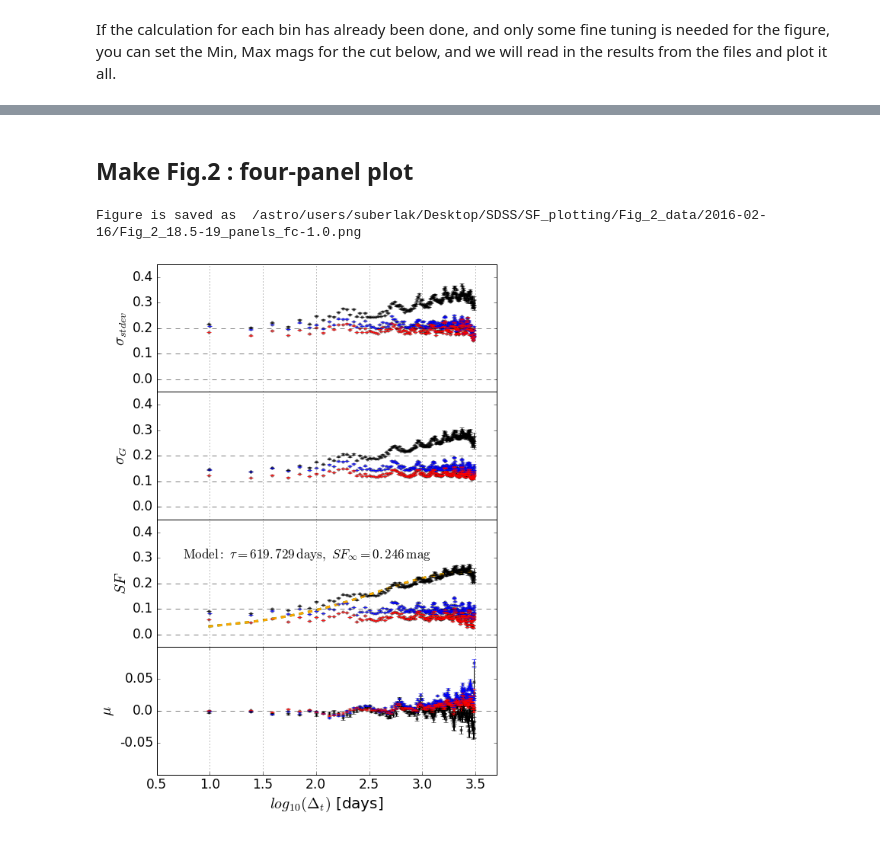
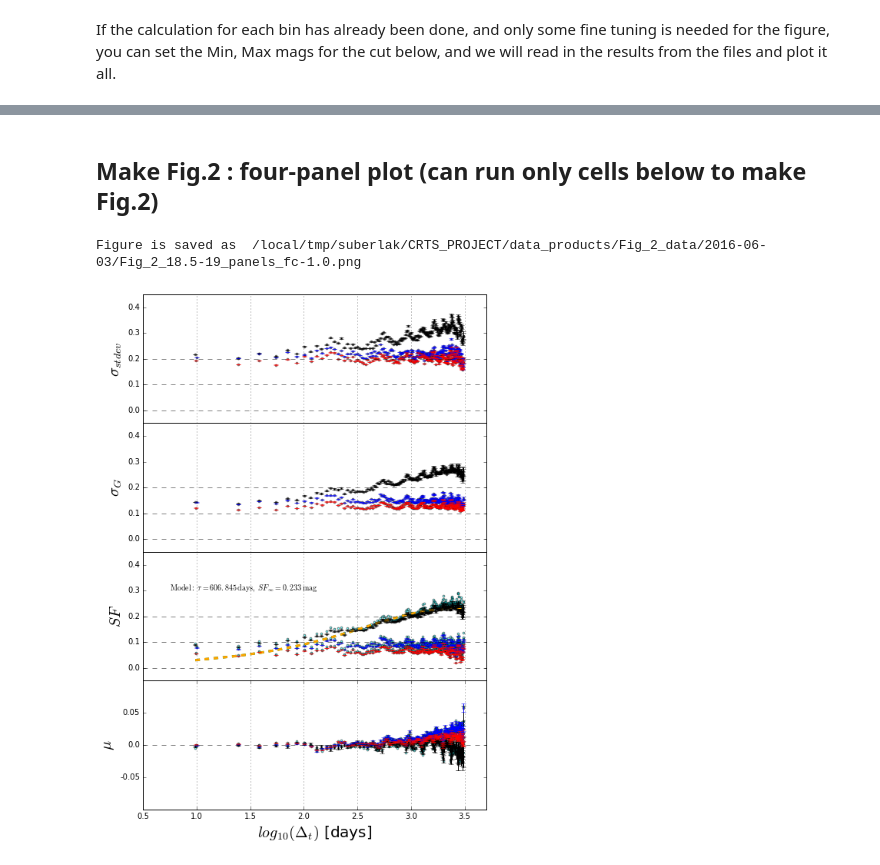
Before and after one commit to suberlak/CRTS_PROJECT, a Jupyter notebook: D_Fig_2_CRTS_sel_r_cut.ipynb, the cells around one changed output, grey strips where cells are left out. Cells and saved outputs as stored; diff of their text form; code cells hidden in the pictures.

Commit message:
updated code : Fig2 works well, need to choose sig Full vs Approx

```diff
--- a/D_Fig_2_CRTS_sel_r_cut.ipynb
+++ b/D_Fig_2_CRTS_sel_r_cut.ipynb
@@ -146,7 +146,7 @@ if not os.path.exists(outDir): os.system('mkdir %s' % outDir)
 print('Today we will save our Fig_2 files in %s'%outDir)
 
 # Loop over objects in the dictionary
-for obj in out_dic[b].keys() :
+for obj in ['starsR'] : # out_dic[b].keys()
     print '\n For obj = ', obj
     # obj = 'qso'  # or starsB,  starsR
     m_ij = out_dic[b][obj][0]
@@ -307,16 +299,21 @@ KeyboardInterrupt:
 # %% [markdown]
 If the calculation for each bin has already been done, and only some fine tuning is needed for the figure, you can set the Min, Max mags for the cut below, and we will read in the results from the files and plot it all.
 # %%
-# Read the results from the run on Magneto...
-
-# Initialize the dictionary
+plot_data = {}
 
 
-plot_data = {}
-for obj in out_dic[b].keys() :
+Min = 18.5
+Max = 19
+fc = 1.0
+
+#outDir = os.path.join(os.getcwd()[:-4],'data_products/'+'Fig_2_data',
+#                      datetime.datetime.now().strftime('%Y-%m-%d')+ '/')
+
+outDir = '/local/tmp/suberlak/CRTS_PROJECT/data_products/Fig_2_data/2016-06-03/'
+for obj in ['qso', 'starsB', 'starsR']:
     plot_data[obj] = {}
 
-    fname = outDir+ b+'_'+str(Min)+'-'+str(Max)+'_'+obj+'_fc-'+str(fc)+'.txt'
+    fname = outDir+ 'r_cut_'+str(Min)+'-'+str(Max)+'_'+obj+'_fc-'+str(fc)+'.txt'
     print 'Reading from', fname
 
     colnames = open(fname,'r').read().splitlines()[0][1:].split()
@@ -331,5 +328,5 @@ Reading from /astro/users/suberlak/Desktop/SDSS/SF_plotting/Fig_2_data/2016-02-1
 # %% [markdown]
-## Make Fig.2 : four-panel plot
+## Make Fig.2 : four-panel plot (can run only cells below to make  Fig.2)
 # %%
 %matplotlib inline
 # %%
@@ -337,13 +334,14 @@ import matplotlib
 from matplotlib import rcParams
 matplotlib.rcParams['font.size'] = 17
 # %%
+%matplotlib inline
 # set all plot parameters
 lh_w   = 1.0  # horizontal line thickness
 lh_st  = '--' # horizontal line style
 lh_al  = 0.5  # horizontal line alpha parameter
 
 # dot size
-p_size = 10
+p_size = 7
 p_al   = 0.5
 
 # y limits for sigma, sigma_G, SF panels
@@ -369,9 +367,10 @@ fig.subplots_adjust(hspace=0)
 
 # Panel 1
 for obj in plot_data.keys() :
-    ax[0].scatter(np.log10(plot_data[obj]['mean_tau']), plot_data[obj]['bin_stdev'], s=p_size,
+    ax[0].scatter(np.log10(plot_data[obj]['meanTau']), plot_data[obj]['stdev'], s=p_size,
                     alpha=p_al, c = colors[obj])
-    ax[0].errorbar(np.log10(plot_data[obj]['mean_tau']), plot_data[obj]['bin_stdev'],plot_data[obj]['err_stdev'],
+    errStdev = plot_data[obj]['stdev'] / np.sqrt(2.0*(plot_data[obj]['binCount'] - 1.0))
+    ax[0].errorbar(np.log10(plot_data[obj]['meanTau']), plot_data[obj]['stdev'],errStdev,
                    linestyle='None', c = colors[obj]  )
 
 ax[0].set_ylabel(r'$\sigma_{stdev}$',fontsize=20)
@@ -387,11 +386,13 @@ ax[0].axhline(y=0.2, color='black', lw=lh_w, ls=lh_st,alpha=lh_al)
 ax[0].grid(axis='x')
 
 
+
 # Panel 2
 for obj in plot_data.keys() :
-    ax[1].scatter(np.log10(plot_data[obj]['mean_tau']), plot_data[obj]['bin_sigma_G'], s=p_size,
+    ax[1].scatter(np.log10(plot_data[obj]['meanTau']), plot_data[obj]['sigmaG'], s=p_size,
                     alpha=p_al, c = colors[obj])
-    ax[1].errorbar(np.log10(plot_data[obj]['mean_tau']), plot_data[obj]['bin_sigma_G'],plot_data[obj]['err_sigma_G'],
+    errSigmaG = plot_data[obj]['sigmaG']* 1.06 / np.sqrt(plot_data[obj]['binCount'])
+    ax[1].errorbar(np.log10(plot_data[obj]['meanTau']), plot_data[obj]['sigmaG'],errSigmaG,
                    linestyle='None', c = colors[obj] )
 
 
@@ -408,6 +409,11 @@ ax[1].axhline(y=0.2, color='black', lw=lh_w, ls=lh_st,alpha=lh_al)
 ax[1].grid(axis='x')
 
 
+
+
+    # mu_bins['approx_err'] = bin_stdev / np.sqrt(bin_count)
+
+
 # Panel 3
 
 def model_sf(t, sf_inf=0.25, tau = 1.0):
@@ -417,14 +423,15 @@ def model_sf(t, sf_inf=0.25, tau = 1.0):
 
 # Calculate the model DRW fit for QSO
 obj = 'qso'
-xdata = plot_data[obj]['mean_tau']
-sf = plot_data[obj]['SF']
+xdata = plot_data[obj]['meanTau']
+sf = plot_data[obj]['sigmaApprox']
 popt, pcov = curve_fit(model_sf, xdata, sf)
 y = model_sf(xdata, sf_inf=popt[0], tau = popt[1]) # tau 1 year in days
 
 # Fold-in the error to the model SF , plot
-# both folded and not-folded version \
-err_sig = plot_data[obj]['SF_err']
+# both folded and not-folded version
+
+err_sig = plot_data[obj]['sigmaApprox']* 1.06 / np.sqrt(plot_data[obj]['binCount'])
 y_fold = np.sqrt((y ** 2.0)+ (err_sig ** 2.0) )
 ax[2].plot(np.log10(xdata), y_fold , lw=3, c = 'green', ls='--')
 ax[2].plot(np.log10(xdata), y , lw=3, c = 'orange', ls='--')
@@ -433,47 +440,60 @@ text = r'$ \mathrm{Model:}\ \tau=%.3f \,\mathrm{days} , \ SF_{\infty}=%.3f \,\ma
 ax[2].text(x=0.75, y=0.3,s = text )
 
 
+# plot approximate sigma
 for obj in plot_data.keys() :
-    ax[2].scatter(np.log10(plot_data[obj]['mean_tau']), plot_data[obj]['SF'], s=p_size,
+
+    ax[2].scatter(np.log10(plot_data[obj]['meanTau']), plot_data[obj]['sigmaApprox'], s=p_size,
                     alpha=p_al, c = colors[obj])
-    ax[2].errorbar(np.log10(plot_data[obj]['mean_tau']), plot_data[obj]['SF'],plot_data[obj]['SF_err'],
+    err_sig = plot_data[obj]['sigmaApprox']* 1.06 / np.sqrt(plot_data[obj]['binCount'])
+    #
+    ax[2].errorbar(np.log10(plot_data[obj]['meanTau']), plot_data[obj]['sigmaApprox'],err_sig,
                    linestyle='None', c = colors[obj]  )
+
+# plot full sigma, based on margin-limited bootstrapping
+for obj in plot_data.keys() :
+    ax[2].scatter(np.log10(plot_data[obj]['meanTau']), plot_data[obj]['sigmaFull'], s=p_size,
+                    alpha=p_al, c ='cyan')
+
 
 ax[2].set_ylim(bottom=y_bott, top=y_top)
 ax[2].set_xlim(left=x_left, right=x_right)
 ax[2].set_ylabel(r'$SF $',fontsize=20)
 ax[2].tick_params( axis='x', which='both',  bottom='off',
                 top='off', labelbottom='off')
 ax[2].grid(axis='x')
 ax[2].set_yticks([0,0.1,0.2,0.3,0.4])
 ax[2].set_yticklabels(['0.0','0.1', '0.2', '0.3', '0.4'])
 ax[2].axhline(y=0.0, color='black', lw=lh_w, ls=lh_st,alpha=lh_al)
 ax[2].axhline(y=0.1, color='black', lw=lh_w, ls=lh_st,alpha=lh_al)
 ax[2].axhline(y=0.2, color='black', lw=lh_w, ls=lh_st,alpha=lh_al)
 
-
 # Panel 4
 for obj in plot_data.keys() :
-    ax[3].scatter(np.log10(plot_data[obj]['mean_tau']), plot_data[obj]['mu'], s=p_size,
+    ax[3].scatter(np.log10(plot_data[obj]['meanTau']), plot_data[obj]['muApprox'], s=p_size,
                     alpha=p_al, c = colors[obj])
-    ax[3].errorbar(np.log10(plot_data[obj]['mean_tau']), plot_data[obj]['mu'],plot_data[obj]['mu_err'],
+    err_mu =  plot_data[obj]['stdev'] / np.sqrt(plot_data[obj]['binCount'])
+    ax[3].errorbar(np.log10(plot_data[obj]['meanTau']), plot_data[obj]['muApprox'],err_mu,
                    linestyle='None', c = colors[obj]  )
 
+for obj in plot_data.keys() :
+    ax[3].scatter(np.log10(plot_data[obj]['meanTau']), plot_data[obj]['muFull'], s=p_size,
+                    alpha=p_al, c = 'cyan')
 
 ax[3].axhline(y=0.0, color='black', lw=lh_w, ls=lh_st,alpha=lh_al)
 ax[3].set_ylim(top=y_mu_top, bottom=y_mu_bott)
 ax[3].set_xlim(left=x_left, right=x_right)
 ax[3].set_yticks([-0.05,0,0.05])
 ax[3].set_yticklabels(['-0.05','0.0', '0.05'])
 ax[3].set_ylabel(r'$\mu$', fontsize=20)
 ax[3].grid(axis='x')
 ax[3].set_xlabel(r'$log_{10} (\Delta _{t})$ [days]',fontsize=20)
 
 figname = outDir+'Fig_2_'+str(Min)+'-'+str(Max)+'_panels_fc-'+str(fc)+'.png'
 plt.savefig(figname)
 print 'Figure is saved as ', figname
 
-# Note : selecting 17-19 , err < 0.3 ,
+#
 # %% [output]
-Figure is saved as  /astro/users/suberlak/Desktop/SDSS/SF_plotting/Fig_2_data/2016-02-16/Fig_2_18.5-19_panels_fc-1.0.png
+Figure is saved as  /local/tmp/suberlak/CRTS_PROJECT/data_products/Fig_2_data/2016-06-03/Fig_2_18.5-19_panels_fc-1.0.png
-[figure, old version]
+[figure, new version]
```
Also changed, not shown: parts of 3 cells of this notebook.
